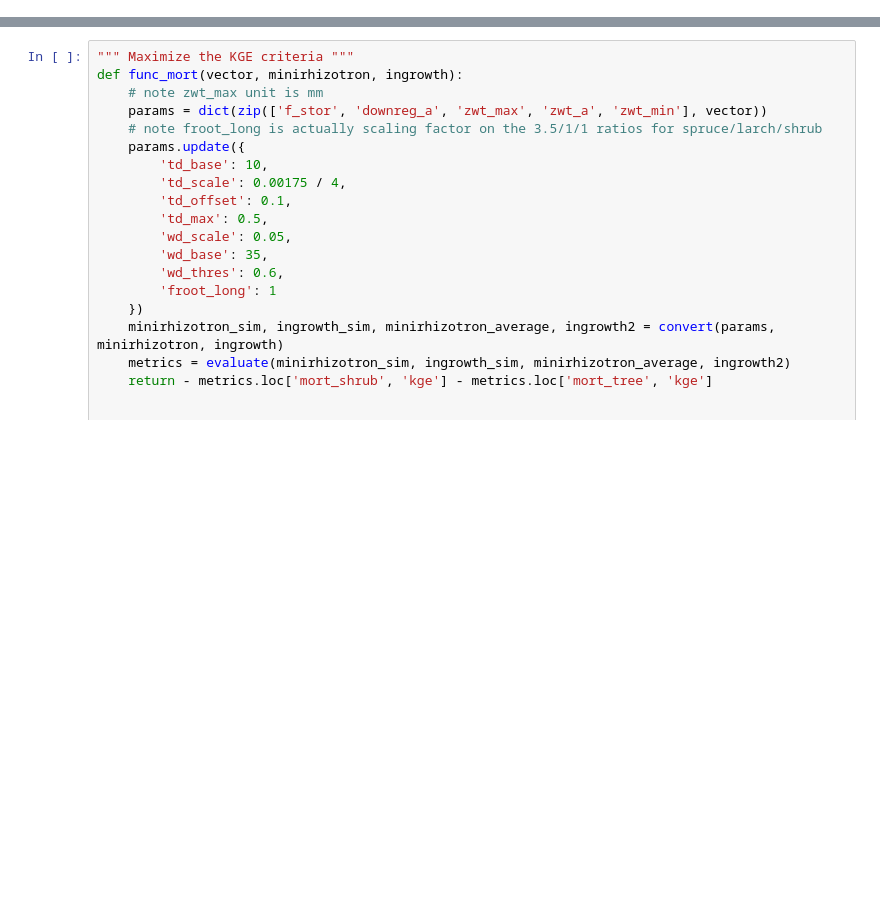
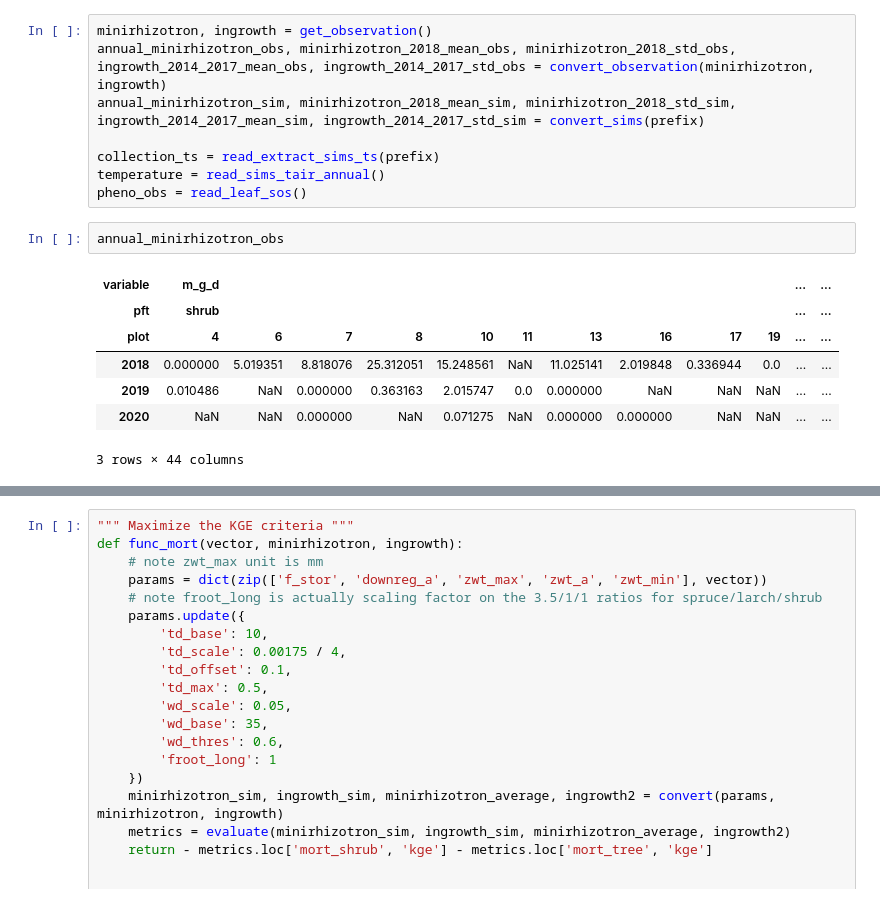
Before and after one commit to ypwong22/elm_nutrients, a Jupyter notebook: process_root_analysis.ipynb, the cells around one changed output, grey strips where cells are left out. Drawn from its saved outputs; the diff is of its cells as text; blank space fills up the shorter version.

```diff
--- a/process_root_analysis.ipynb
+++ b/process_root_analysis.ipynb
@@ -454,0 +38,18 @@ f.close()
+# %%
+minirhizotron, ingrowth = get_observation()
+annual_minirhizotron_obs, minirhizotron_2018_mean_obs, minirhizotron_2018_std_obs, ingrowth_2014_2017_mean_obs, ingrowth_2014_2017_std_obs = convert_observation(minirhizotron, ingrowth)
+annual_minirhizotron_sim, minirhizotron_2018_mean_sim, minirhizotron_2018_std_sim, ingrowth_2014_2017_mean_sim, ingrowth_2014_2017_std_sim = convert_sims(prefix)
+
+collection_ts = read_extract_sims_ts(prefix)
+temperature = read_sims_tair_annual()
+pheno_obs = read_leaf_sos()
+# %%
+annual_minirhizotron_obs
+# %% [output]
+| variable | m_g_d |  |  |  |  |  |  |  |  |  | ... | ... |
+| pft | shrub |  |  |  |  |  |  |  |  |  | ... | ... |
+| plot | 4 | 6 | 7 | 8 | 10 | 11 | 13 | 16 | 17 | 19 | ... | ... |
+| 2018 | 0.000000 | 5.019351 | 8.818076 | 25.312051 | 15.248561 | NaN | 11.025141 | 2.019848 | 0.336944 | 0.0 | ... | ... |
+| 2019 | 0.010486 | NaN | 0.000000 | 0.363163 | 2.015747 | 0.0 | 0.000000 | NaN | NaN | NaN | ... | ... |
+| 2020 | NaN | NaN | 0.000000 | NaN | 0.071275 | NaN | 0.000000 | 0.000000 | NaN | NaN | ... | ... |
+3 rows × 44 columns
```
Also changed, not shown: parts of 15 cells of this notebook, 23 other files.
